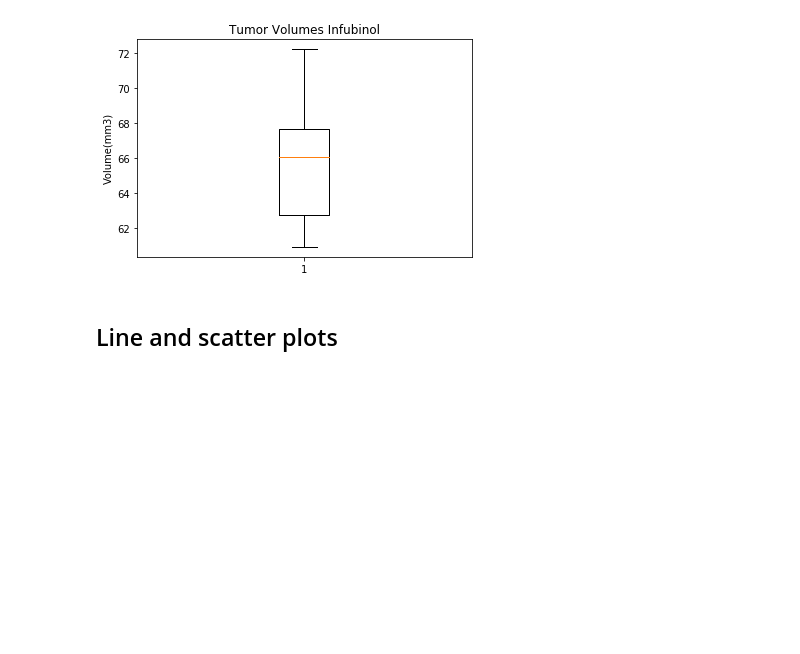
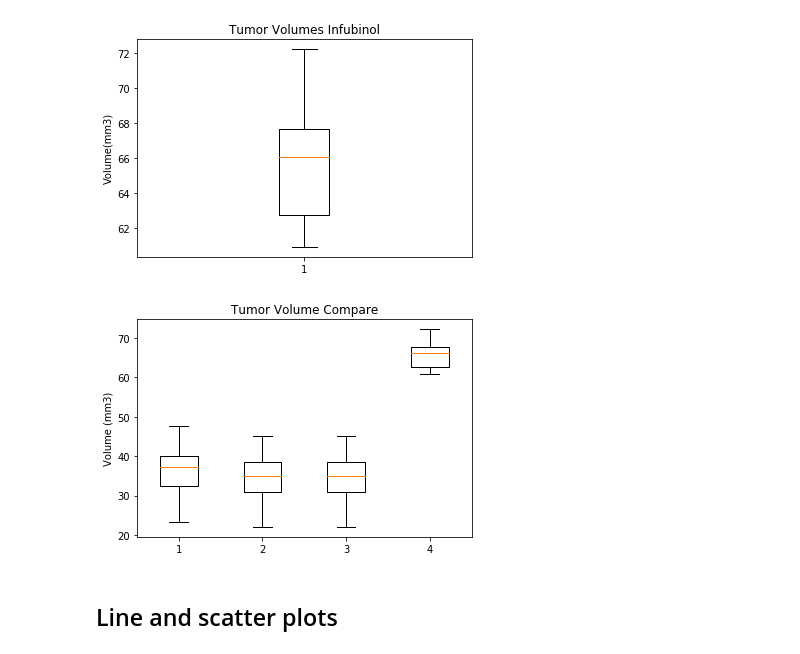
Before and after one commit to fkarimov69/Matplotlib-challenge, a Jupyter notebook: Pymaceuticals/DraftHW.ipynb, the cells around one changed output. Cells and saved outputs as stored; diff of their text form; code cells hidden in the pictures; blank space fills up the shorter version.

```diff
--- a/Pymaceuticals/DraftHW.ipynb
+++ b/Pymaceuticals/DraftHW.ipynb
@@ -675,6 +678,15 @@ ax1.boxplot(inf_bp)
 plt.show()
 # %% [output]
 [figure]
+# %%
+data=[capom_bp,ram_bp,cef_bp,inf_bp]
+fig2,ax2=plt.subplots()
+ax2.set_title('Tumor Volume Compare')
+ax2.set_ylabel('Volume (mm3)')
+ax2.boxplot(data,showfliers=True)
+plt.show()
+# %% [output]
+[figure, added]
 # %% [markdown]
 ## Line and scatter plots
 # %%
```
Also changed, not shown: parts of 15 cells of this notebook.
